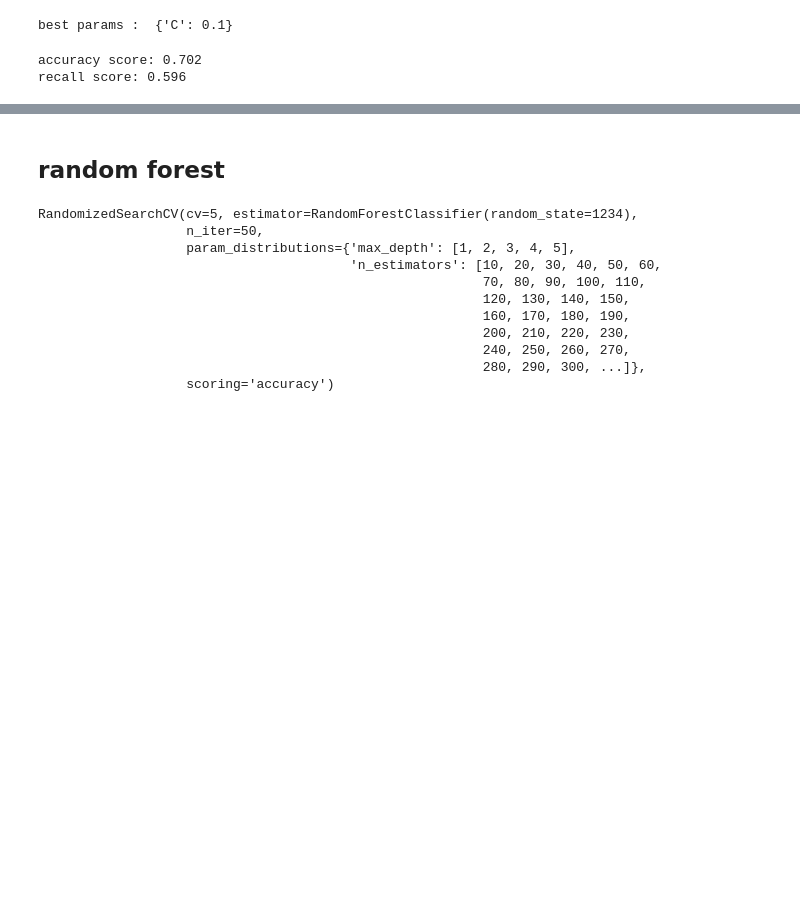
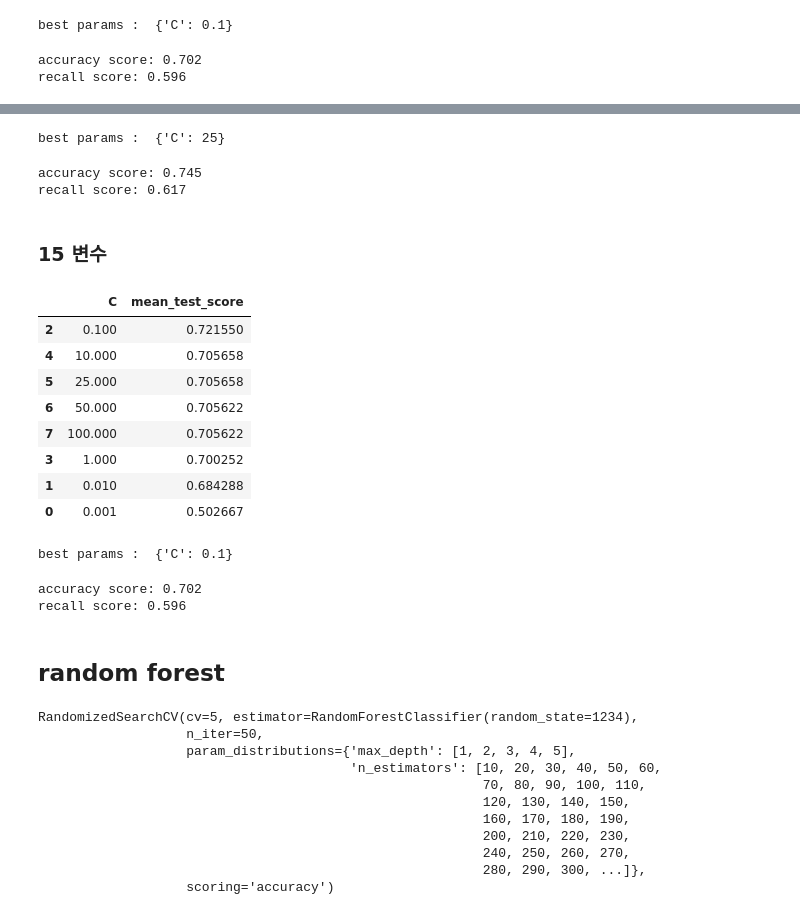
Before and after one commit to bub3690/22-1_multivariate, a Jupyter notebook: final_project/Classification-Statistics.ipynb, the cells around one changed output, grey strips where cells are left out. Saved outputs shown, nothing was run; the diff lists cells and outputs as text; code cells hidden in the pictures; blank space fills up the shorter version.

```diff
--- a/final_project/Classification-Statistics.ipynb
+++ b/final_project/Classification-Statistics.ipynb
@@ -239,2 +422,66 @@ recall score: 0.596
+# %%
+
+print('best params : ' ,grid_svm.best_params_)
+model_best_svm = grid_svm.best_estimator_
+# %% [output]
+best params :  {'C': 25}
+# %%
+from sklearn.metrics import accuracy_score
+
+predicted = model_best_svm.predict(x_test_stat10_svm)
+accuracy = accuracy_score(y_true=y_test,y_pred=predicted)
+recall = recall_score(y_true=y_test, y_pred=predicted, average=None)
+
+print(f'accuracy score: {accuracy:.3}')
+print(f'recall score: {recall[1]:.3}')
+# %% [output]
+accuracy score: 0.745
+recall score: 0.617
+# %% [markdown]
+### 15 변수
+# %%
+import sklearn.svm as svm
+import sklearn.metrics as mt
+from sklearn.model_selection import GridSearchCV
+# 테스트하고자 하는 파라미터 값들을 사전타입으로 정의
+
+svm_clf = svm.SVC(kernel = 'linear',random_state=1234)
+parameters = {'C': [0.001, 0.01, 0.1, 1, 10, 25, 50, 100]}
+
+grid_svm = GridSearchCV(svm_clf,param_grid = parameters, cv = 5)
+
+grid_svm.fit(x_train_stat15_svm, y_train['CIP'])
+
+result = pd.DataFrame(grid_svm.cv_results_['params'])
+result['mean_test_score'] = grid_svm.cv_results_['mean_test_score']
+result.sort_values(by='mean_test_score', ascending=False)
+# %% [output]
+|  | C | mean_test_score |
+| 2 | 0.100 | 0.721550 |
+| 4 | 10.000 | 0.705658 |
+| 5 | 25.000 | 0.705658 |
+| 6 | 50.000 | 0.705622 |
+| 7 | 100.000 | 0.705622 |
+| 3 | 1.000 | 0.700252 |
+| 1 | 0.010 | 0.684288 |
+| 0 | 0.001 | 0.502667 |
+# %%
+
+print('best params : ' ,grid_svm.best_params_)
+model_best_svm = grid_svm.best_estimator_
+# %% [output]
+best params :  {'C': 0.1}
+# %%
+from sklearn.metrics import accuracy_score
+
+predicted = model_best_svm.predict(x_test_stat15_svm)
+accuracy = accuracy_score(y_true=y_test,y_pred=predicted)
+recall = recall_score(y_true=y_test, y_pred=predicted, average=None)
+
+print(f'accuracy score: {accuracy:.3}')
+print(f'recall score: {recall[1]:.3}')
+# %% [output]
+accuracy score: 0.702
+recall score: 0.596
 # %% [markdown]
 ## random forest
```
Also changed, not shown: parts of 24 cells of this notebook, 3 other files.
